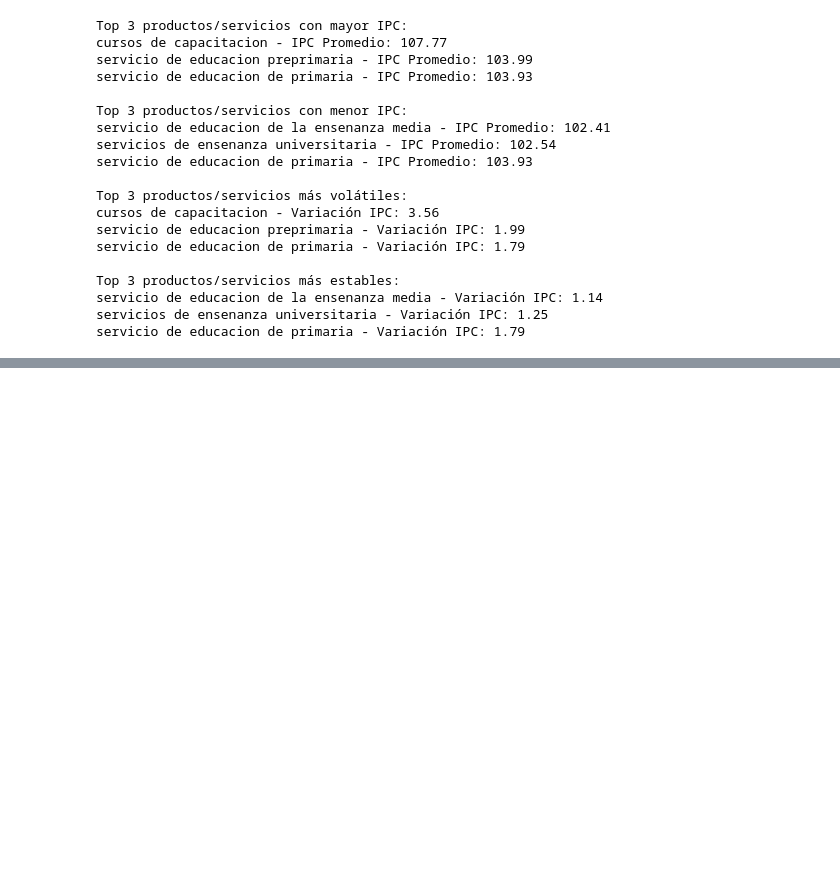
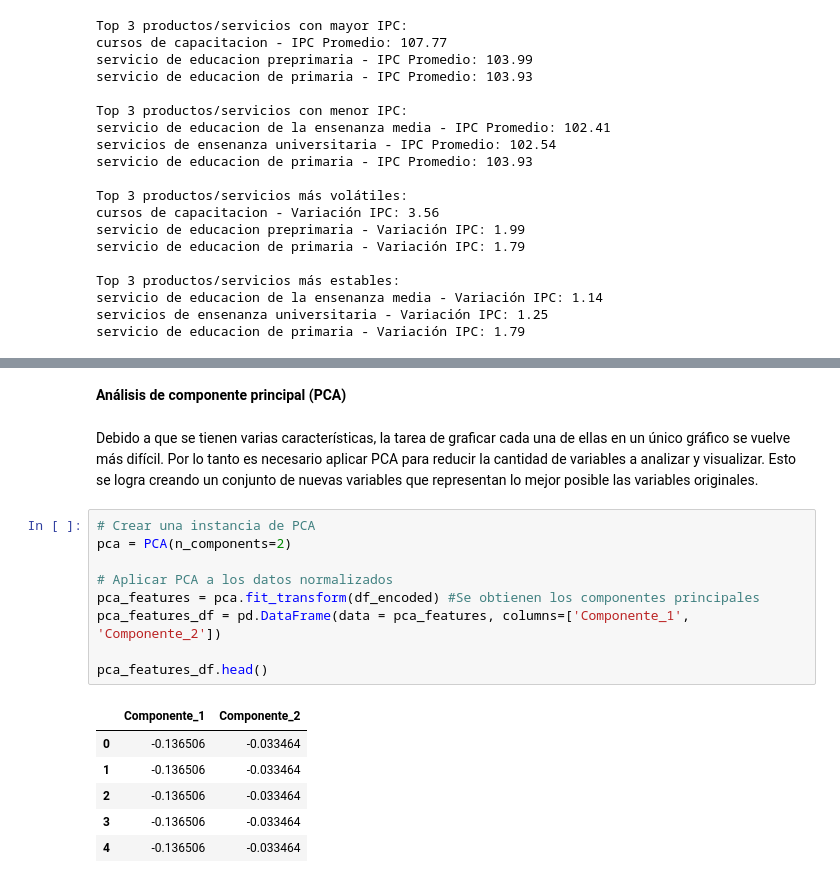
Before and after one commit to LeivaDiego/Proyecto-Mineria, a Jupyter notebook: IPC_EDA_V2.ipynb, the cells around one changed output, grey strips where cells are left out. Drawn from its saved outputs; the diff is of its cells as text; blank space fills up the shorter version.

```diff
--- a/IPC_EDA_V2.ipynb
+++ b/IPC_EDA_V2.ipynb
@@ -991,0 +1064,20 @@ servicio de educacion de primaria - Variación IPC: 1.79
+# %% [markdown]
+**Análisis de componente principal (PCA)**
+# %% [markdown]
+Debido a que se tienen varias características, la tarea de graficar cada una de ellas en un único gráfico se vuelve más difícil. Por lo tanto es necesario aplicar PCA para reducir la cantidad de variables a analizar y visualizar. Esto se logra creando un conjunto de nuevas variables que representan lo mejor posible las variables originales.
+# %%
+# Crear una instancia de PCA
+pca = PCA(n_components=2)
+
+# Aplicar PCA a los datos normalizados
+pca_features = pca.fit_transform(df_encoded) #Se obtienen los componentes principales
+pca_features_df = pd.DataFrame(data = pca_features, columns=['Componente_1', 'Componente_2'])
+
+pca_features_df.head()
+# %% [output]
+|  | Componente_1 | Componente_2 |
+| 0 | -0.136506 | -0.033464 |
+| 1 | -0.136506 | -0.033464 |
+| 2 | -0.136506 | -0.033464 |
+| 3 | -0.136506 | -0.033464 |
+| 4 | -0.136506 | -0.033464 |
```
Also changed, not shown: parts of 16 cells of this notebook.
